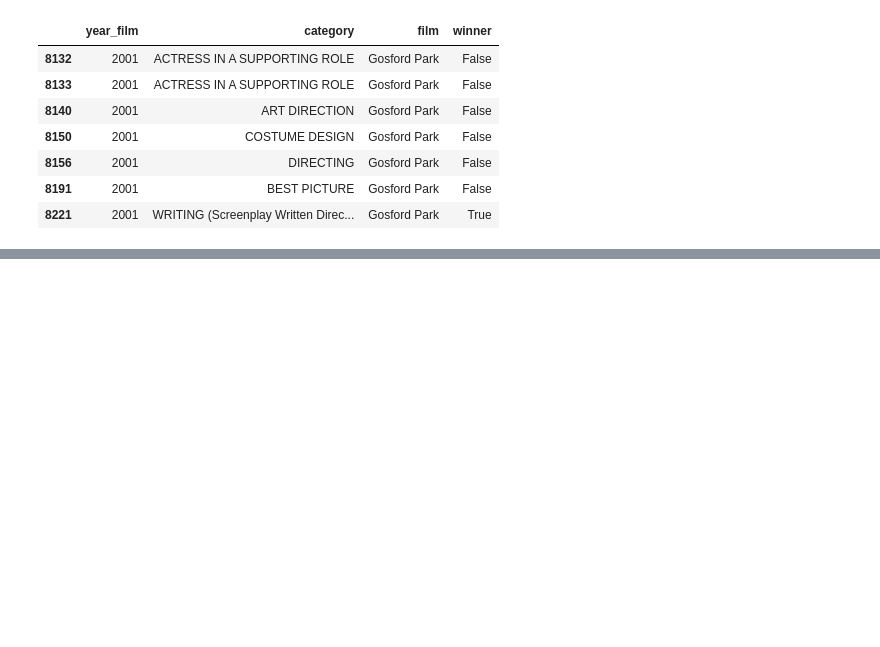
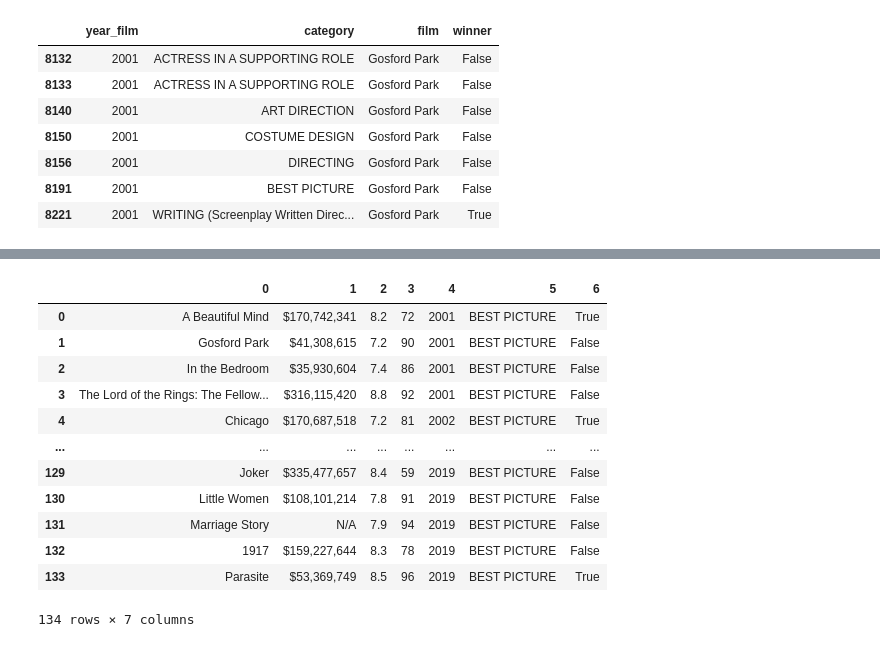
Before and after one commit to jgkiang/Project-2-The-Movie-Biz, a Jupyter notebook: Merge.ipynb, the cells around one changed output, grey strips where cells are left out. Saved outputs shown, nothing was run; the diff lists cells and outputs as text; code cells hidden in the pictures; blank space fills up the shorter version.

```diff
--- a/Merge.ipynb
+++ b/Merge.ipynb
@@ -177,0 +130,2 @@ finale
+# %%
+engine = create_engine('postgresql://postgres:postgres@localhost:5432/postgres')
@@ -178,3 +196,20 @@ finale
+# %%
+finale = pd.DataFrame(dp)
+finale
+# %% [output]
+|  | 0 | 1 | 2 | 3 | 4 | 5 | 6 |
+| 0 | A Beautiful Mind | $170,742,341 | 8.2 | 72 | 2001 | BEST PICTURE | True |
+| 1 | Gosford Park | $41,308,615 | 7.2 | 90 | 2001 | BEST PICTURE | False |
+| 2 | In the Bedroom | $35,930,604 | 7.4 | 86 | 2001 | BEST PICTURE | False |
+| 3 | The Lord of the Rings: The Fellow... | $316,115,420 | 8.8 | 92 | 2001 | BEST PICTURE | False |
+| 4 | Chicago | $170,687,518 | 7.2 | 81 | 2002 | BEST PICTURE | True |
+| ... | ... | ... | ... | ... | ... | ... | ... |
+| 129 | Joker | $335,477,657 | 8.4 | 59 | 2019 | BEST PICTURE | False |
+| 130 | Little Women | $108,101,214 | 7.8 | 91 | 2019 | BEST PICTURE | False |
+| 131 | Marriage Story | N/A | 7.9 | 94 | 2019 | BEST PICTURE | False |
+| 132 | 1917 | $159,227,644 | 8.3 | 78 | 2019 | BEST PICTURE | False |
+| 133 | Parasite | $53,369,749 | 8.5 | 96 | 2019 | BEST PICTURE | True |
+134 rows × 7 columns
 # %%
 final = finale.rename(columns={0: "film", 1: "box office", 2: "imdb rating", 3: "metascore", 4: "year_film", 5: "category", 6: "winner"})
 final
```
Also changed, not shown: parts of 11 cells of this notebook, 4 other files.
